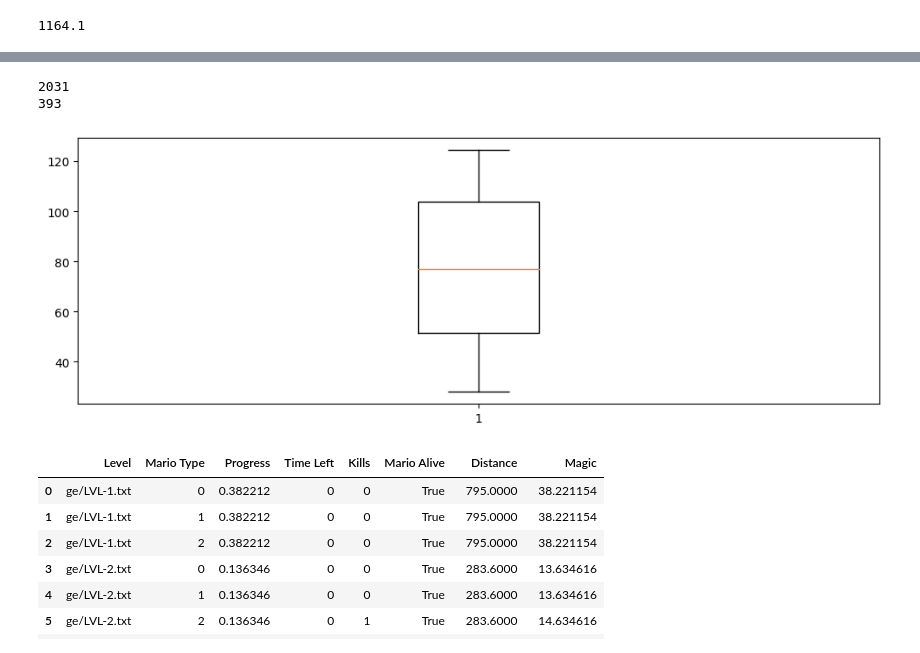
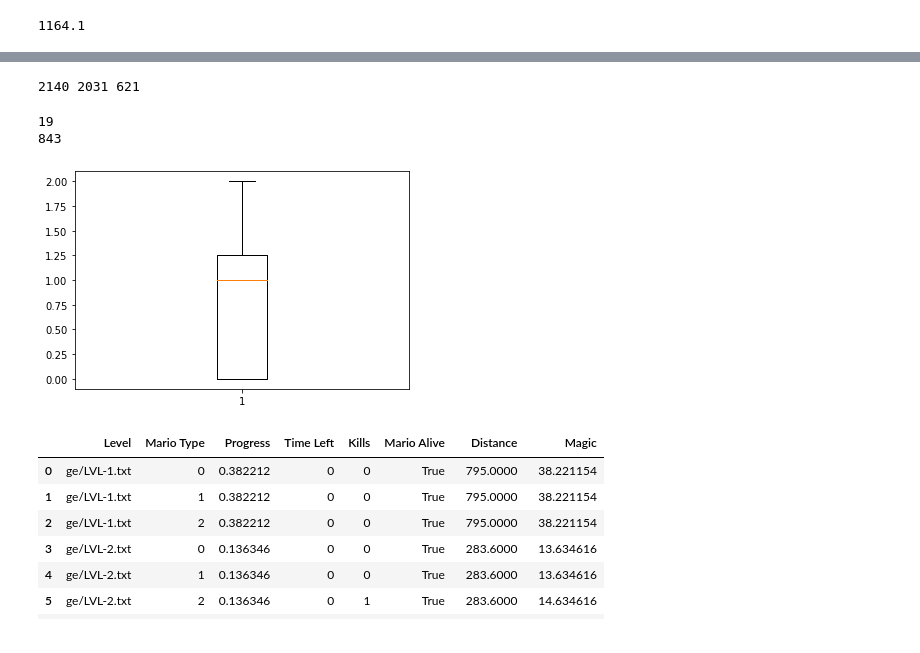
Before and after one commit to gimchedli/Mario-AI-Framework, a Jupyter notebook: MarioExperiments.ipynb, the cells around one changed output, grey strips where cells are left out. Cells and saved outputs as stored; diff of their text form; code cells hidden in the pictures.

```diff
--- a/MarioExperiments.ipynb
+++ b/MarioExperiments.ipynb
@@ -50,5 +35,5 @@ print(sum(notch["Progress"]), sum(ge["Progress"]))
 # %%
-ge = pd.read_csv("output/robinBaumgarten_ge.csv")
+ge = pd.read_csv("output/full_runs/ge/20/robinBaumgarten_new.csv")
 #print(sum(df["Mario Alive"]==True))
 #print(sum(df["Progress"]==1))
 # %%
@@ -69,0 +55,32 @@ getBoxPlot(notch_small, "Progress")
+# %%
+# Import libraries
+import pandas as pd
+import matplotlib.pyplot as plt
+import numpy as np
+
+
+# Creating dataset
+np.random.seed(10)
+
+
+#df_ge = pd.read_csv("output/robinBaumgarten_ge_1_1000.csv")
+
+df_ge = pd.read_csv("output/full_runs/ge/20/andySloane.csv")
+
+df_ge["Magic"] = df_ge["Time Left"] + df_ge["Progress"]*100 + df_ge["Kills"]
+
+df_small = df_ge[df_ge["Mario Type"] == 0]
+df_big = df_ge[df_ge["Mario Type"] == 1]
+df_fire = df_ge[df_ge["Mario Type"] == 2]
+data = [df_small["Progress"], df_big["Progress"], df_fire["Progress"]]
+
+fig = plt.figure(figsize =(10, 7))
+
+# Creating axes instance
+ax = fig.add_axes([0, 0, 1, 1])
+
+# Creating plot
+bp = ax.boxplot(data)
+
+# show plot
+plt.show()
@@ -70,23 +89,50 @@ getBoxPlot(notch_small, "Progress")
+# %%
+def count(lst):
+
+    return sum(bool(x) for x in lst)
+#sergey = pd.read_csv("output/sergeyPolikarpov_ge_1.csv")
+#sergeyK = pd.read_csv("output/sergeyKarakovskiy_ge_1_1000.csv")
+#sergey_df_fire = sergey[sergey["Mario Type"] == 2]
+#sergeyK_df_fire = sergeyK[sergeyK["Mario Type"] == 2]
+
+lst = df_ge["Progress"] == 1.0
+
+#print(count(sergey["Progress"] == 1.0), count(sergeyK["Progress"] == 1.0))
+
+#df = pd.read_csv("output/robinBaumgarten_ge.csv")
+#df_fire = df[df["Mario Type"] == 2]
+
+lst = df_ge["Progress"] == 1.0
+
+robinL = pd.read_csv("output/full_runs/ge/240/robinBaumgarten.csv")
+robin = pd.read_csv("output/full_runs/ge/20/robinBaumgarten.csv")
+andy = pd.read_csv("output/full_runs/ge/20/andySloane.csv")
+
+
+
+print(count(robinL["Progress"] == 1.0), count(robin["Progress"] == 1.0), count(andy["Progress"] == 1.0) )
+# %% [output]
+2140 2031 621
 # %%
 
 # Import libraries
 import matplotlib.pyplot as plt
 import numpy as np
 
 # Creating plot
-derp = df_ge[df_ge["Mario Alive"] == False]
-plt.boxplot(derp["Magic"])
+derp = ge[ge["Mario Alive"] == False]
+plt.boxplot(derp["Mario Type"])
 
-SK = pd.read_csv("output/sergeyKarakovskiy_ge_1_1000.csv")
+df = pd.read_csv("output/full_runs/ge/20/sergeyKarakovskiy.csv")
 
-print(count(df_ge["Mario Alive"]))
+print(count(ge["Mario Alive"]))
 print(count(df_small["Progress"] < 1.0))
 # show plot
 plt.show()
 # %% [output]
-2031
-393
+19
+843
-[figure, old version]
+[figure, new version]
 # %%
 df_ge.head(10)
 # %% [output]
```
Also changed, not shown: parts of 31 cells of this notebook.
